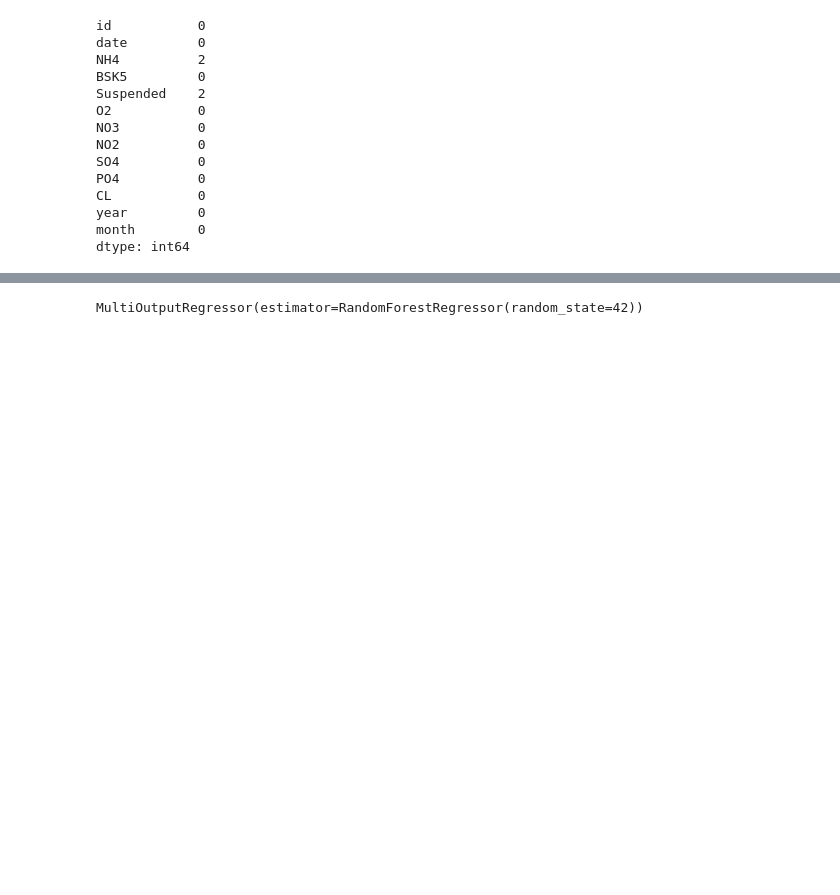
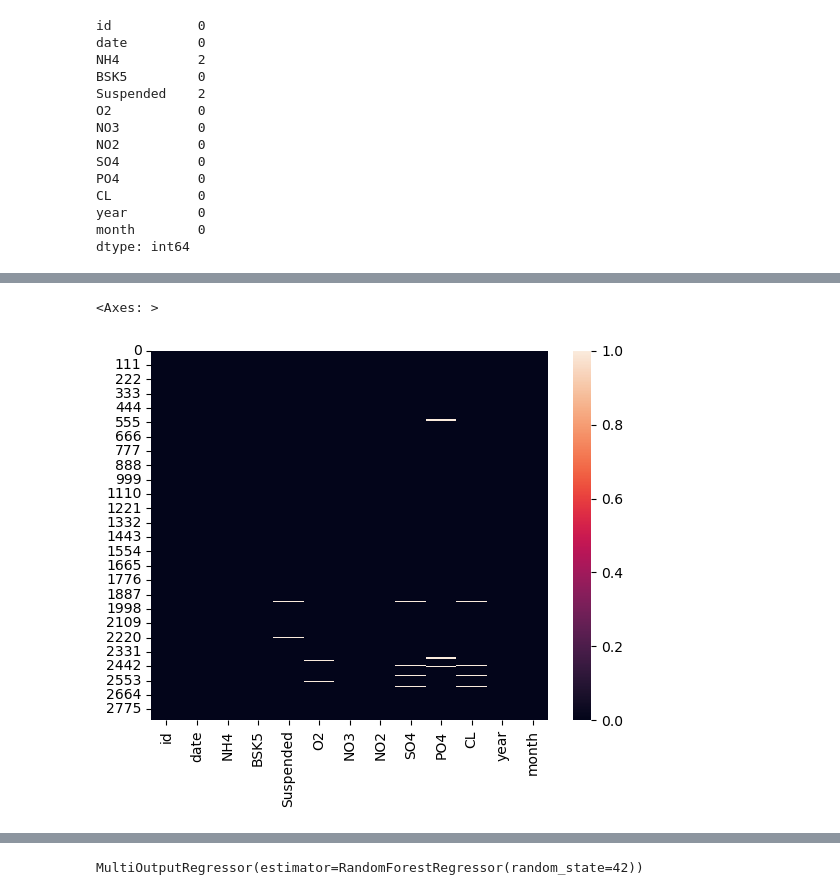
Before and after one commit to ykavya613/Water_Quality_Prediction_AICTE, a Jupyter notebook: Water_Quality_Pred.ipynb, the cells around one changed output, grey strips where cells are left out. Saved outputs shown, nothing was run; the diff lists cells and outputs as text; code cells hidden in the pictures; blank space fills up the shorter version.

Commit message:
Add files via upload
final project source code
I have tried to include graphs for good visualization of data and make accurate predictions

```diff
--- a/Water_Quality_Pred.ipynb
+++ b/Water_Quality_Pred.ipynb
@@ -191,0 +209,5 @@ dtype: int64
+# %%
+sns.heatmap(df.isnull())
+# %% [output]
+<Axes: >
+[figure, added]
```
Also changed, not shown: parts of 2 cells of this notebook.
